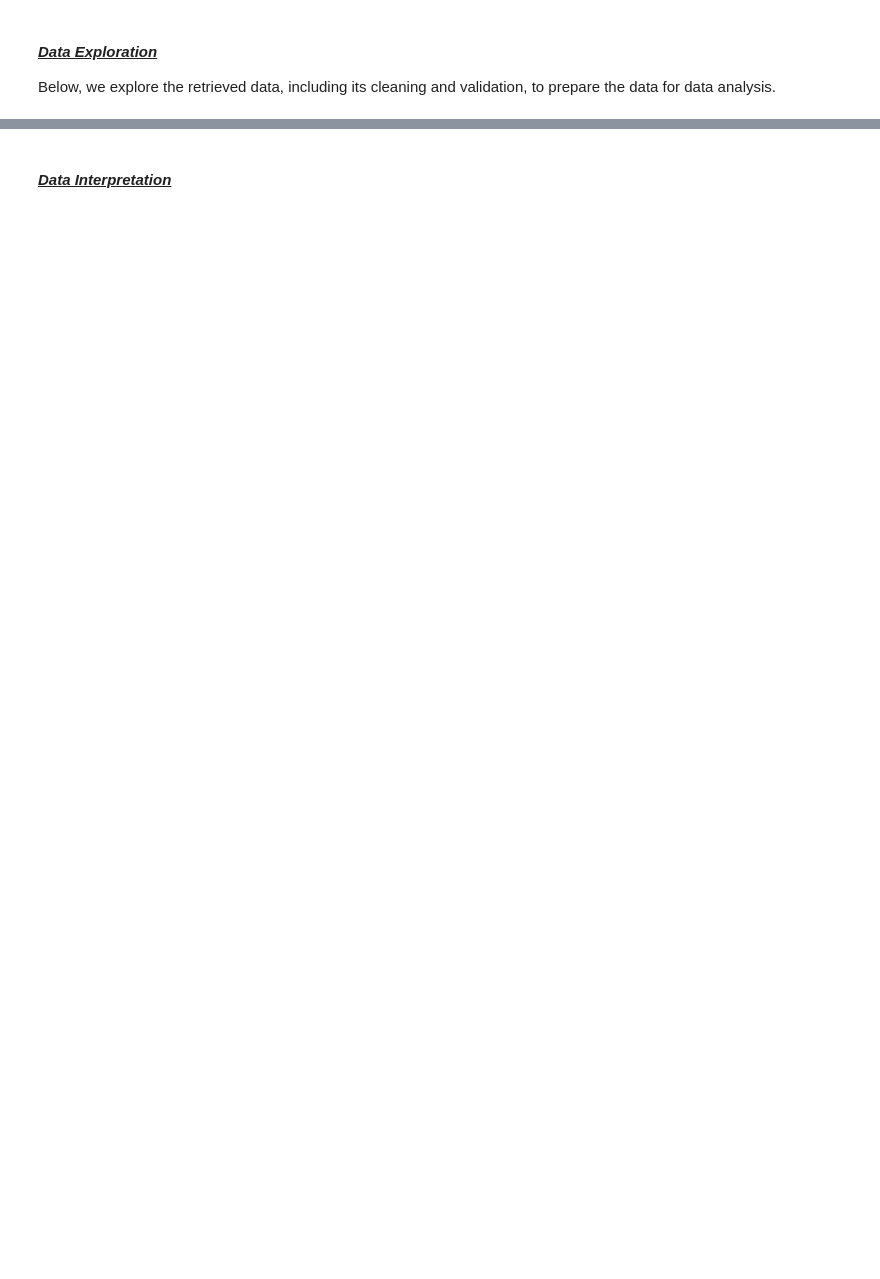
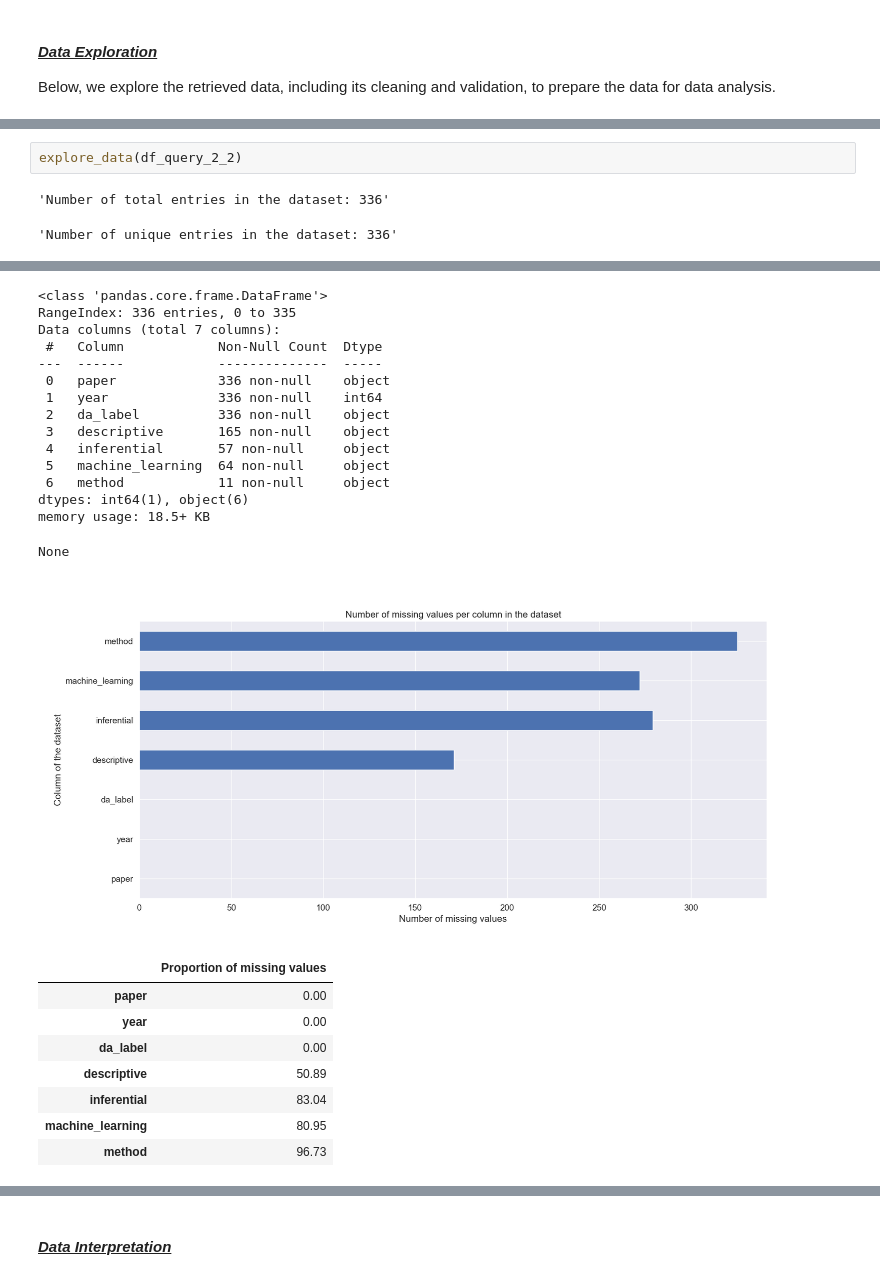
Before and after one commit to okarras/EmpiRE-Analysis, a Jupyter notebook: empire-analysis.ipynb, the cells around one changed output, grey strips where cells are left out. Saved outputs shown, nothing was run; the diff lists cells and outputs as text; blank space fills up the shorter version.

```diff
--- a/empire-analysis.ipynb
+++ b/empire-analysis.ipynb
@@ -459,0 +500,5 @@ display(df_query_1.info())
+# %%
+explore_data(df_query_2_2)
+# %% [output]
+'Number of total entries in the dataset: 336'
+'Number of unique entries in the dataset: 336'
@@ -459,0 +521,24 @@ display(df_query_1.info())
+<class 'pandas.core.frame.DataFrame'>
+RangeIndex: 336 entries, 0 to 335
+Data columns (total 7 columns):
+ #   Column            Non-Null Count  Dtype
+---  ------            --------------  -----
+ 0   paper             336 non-null    object
+ 1   year              336 non-null    int64
+ 2   da_label          336 non-null    object
+ 3   descriptive       165 non-null    object
+ 4   inferential       57 non-null     object
+ 5   machine_learning  64 non-null     object
+ 6   method            11 non-null     object
+dtypes: int64(1), object(6)
+memory usage: 18.5+ KB
+None
+[figure, added]
+|  | Proportion of missing values |
+| paper | 0.00 |
+| year | 0.00 |
+| da_label | 0.00 |
+| descriptive | 50.89 |
+| inferential | 83.04 |
+| machine_learning | 80.95 |
+| method | 96.73 |
```
Also changed, not shown: parts of 18 cells of this notebook, 13 other files.
